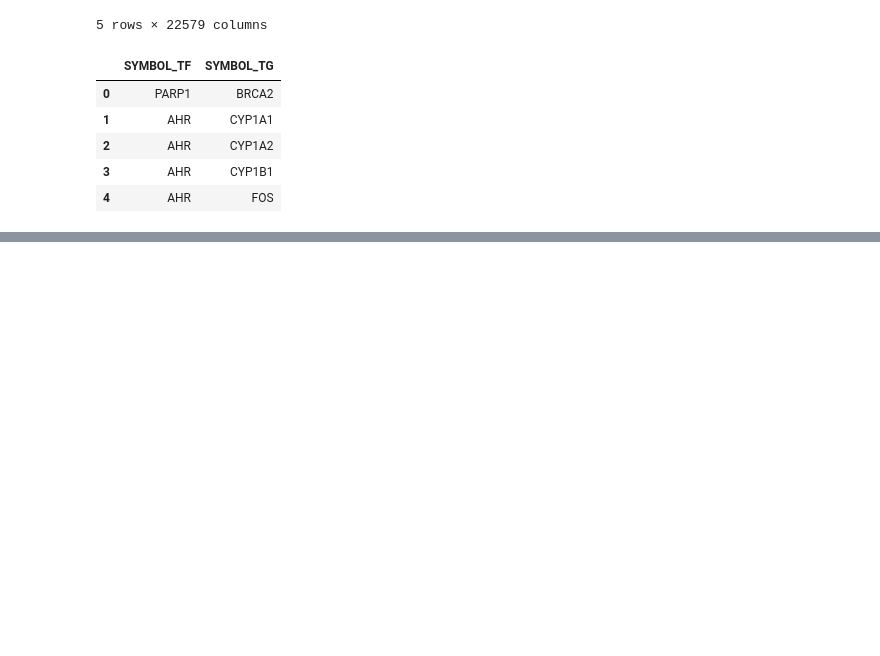
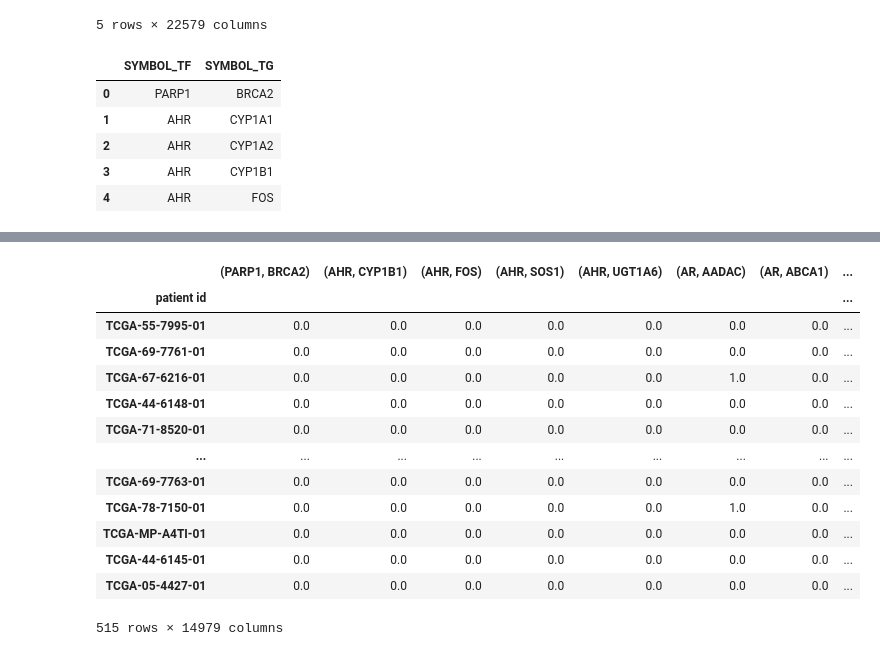
Before and after one commit to daisybio/DysRegNet_package, a Jupyter notebook: dev_tests.ipynb, the cells around one changed output, grey strips where cells are left out. Cells and saved outputs as stored; diff of their text form; code cells hidden in the pictures; blank space fills up the shorter version.

```diff
--- a/dev_tests.ipynb
+++ b/dev_tests.ipynb
@@ -106,0 +94,17 @@ Name: count, dtype: int64
+# %%
+data.get_results_binary()
+# %% [output]
+|  | (PARP1, BRCA2) | (AHR, CYP1B1) | (AHR, FOS) | (AHR, SOS1) | (AHR, UGT1A6) | (AR, AADAC) | (AR, ABCA1) | ... |
+| patient id |  |  |  |  |  |  |  | ... |
+| TCGA-55-7995-01 | 0.0 | 0.0 | 0.0 | 0.0 | 0.0 | 0.0 | 0.0 | ... |
+| TCGA-69-7761-01 | 0.0 | 0.0 | 0.0 | 0.0 | 0.0 | 0.0 | 0.0 | ... |
+| TCGA-67-6216-01 | 0.0 | 0.0 | 0.0 | 0.0 | 0.0 | 1.0 | 0.0 | ... |
+| TCGA-44-6148-01 | 0.0 | 0.0 | 0.0 | 0.0 | 0.0 | 0.0 | 0.0 | ... |
+| TCGA-71-8520-01 | 0.0 | 0.0 | 0.0 | 0.0 | 0.0 | 0.0 | 0.0 | ... |
+| ... | ... | ... | ... | ... | ... | ... | ... | ... |
+| TCGA-69-7763-01 | 0.0 | 0.0 | 0.0 | 0.0 | 0.0 | 0.0 | 0.0 | ... |
+| TCGA-78-7150-01 | 0.0 | 0.0 | 0.0 | 0.0 | 0.0 | 1.0 | 0.0 | ... |
+| TCGA-MP-A4TI-01 | 0.0 | 0.0 | 0.0 | 0.0 | 0.0 | 0.0 | 0.0 | ... |
+| TCGA-44-6145-01 | 0.0 | 0.0 | 0.0 | 0.0 | 0.0 | 0.0 | 0.0 | ... |
+| TCGA-05-4427-01 | 0.0 | 0.0 | 0.0 | 0.0 | 0.0 | 0.0 | 0.0 | ... |
+515 rows × 14979 columns
```
Also changed, not shown: parts of 5 cells of this notebook, 2 other files.
